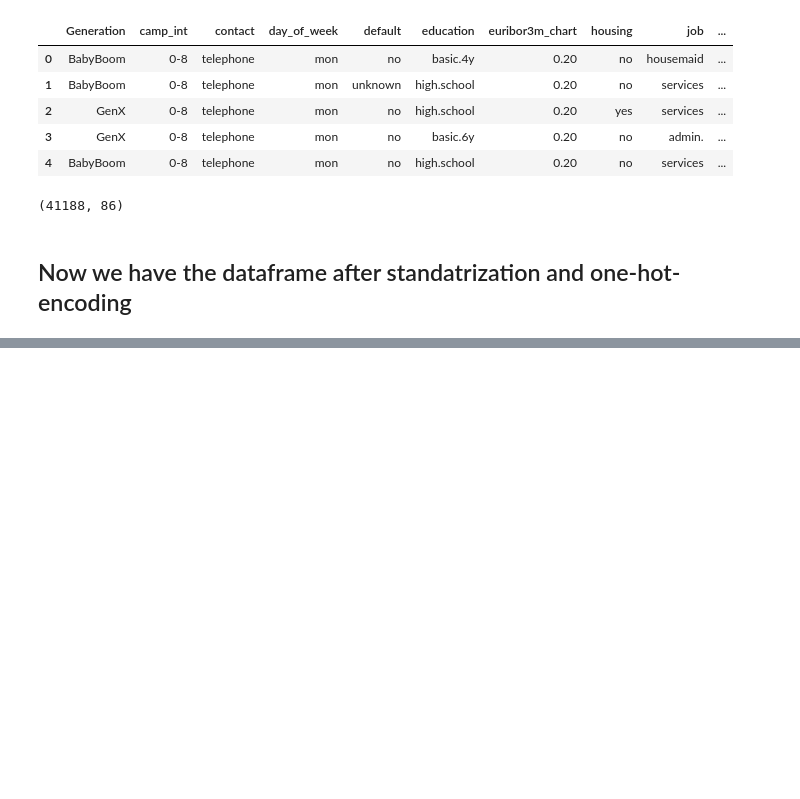
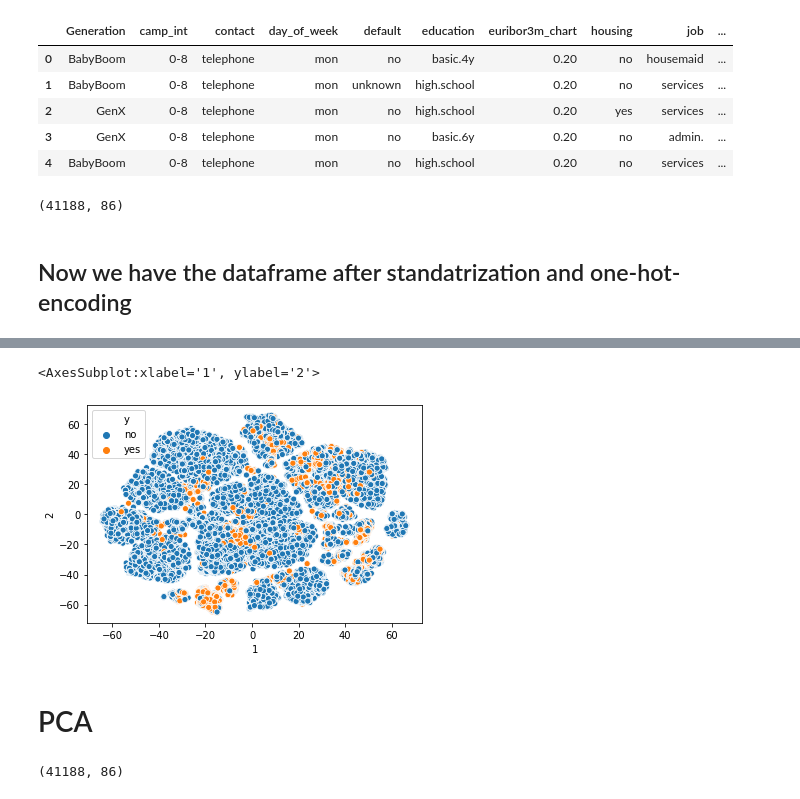
Before and after one commit to egorsemevskiy/EPAM, a Jupyter notebook: statistics/EDA/EDA_HW_EGOR_SEMEVSKIY.ipynb, the cells around one changed output, grey strips where cells are left out. Saved outputs shown, nothing was run; the diff lists cells and outputs as text; code cells hidden in the pictures; blank space fills up the shorter version.

```diff
--- a/statistics/EDA/EDA_HW_EGOR_SEMEVSKIY.ipynb
+++ b/statistics/EDA/EDA_HW_EGOR_SEMEVSKIY.ipynb
@@ -1913,3 +1918,13 @@ x_tnse = TSNE(n_components=2).fit_transform(df_tsne)
 x = pd.DataFrame(x_tnse, columns=['1','2'])
 # %%
 #x.to_csv('data/model/x_tsne')
+# %%
+x = pd.read_csv('data/model/x_tsne' , index_col=0)
+y = pd.read_csv('data/model/y.csv' , index_col=0)
+# %%
+x['y'] = y['y']
+# %%
+sns.scatterplot(x='1', y='2', hue= 'y', data=x)
+# %% [output]
+<AxesSubplot:xlabel='1', ylabel='2'>
+[figure, added]
@@ -1915,0 +1933,2 @@ x = pd.DataFrame(x_tnse, columns=['1','2'])
+# %% [markdown]
+# PCA
@@ -1915,0 +1937,4 @@ x = pd.DataFrame(x_tnse, columns=['1','2'])
+# %%
+df_pca.shape
+# %% [output]
+(41188, 86)
```
Also changed, not shown: parts of 37 cells of this notebook, 1 other file.
